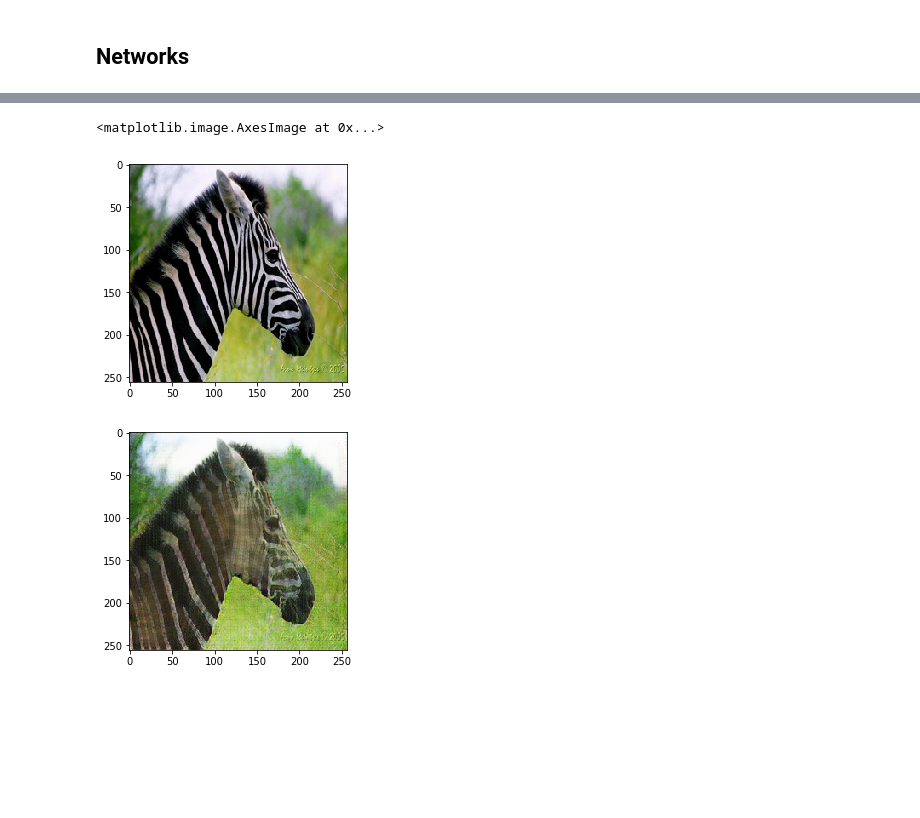
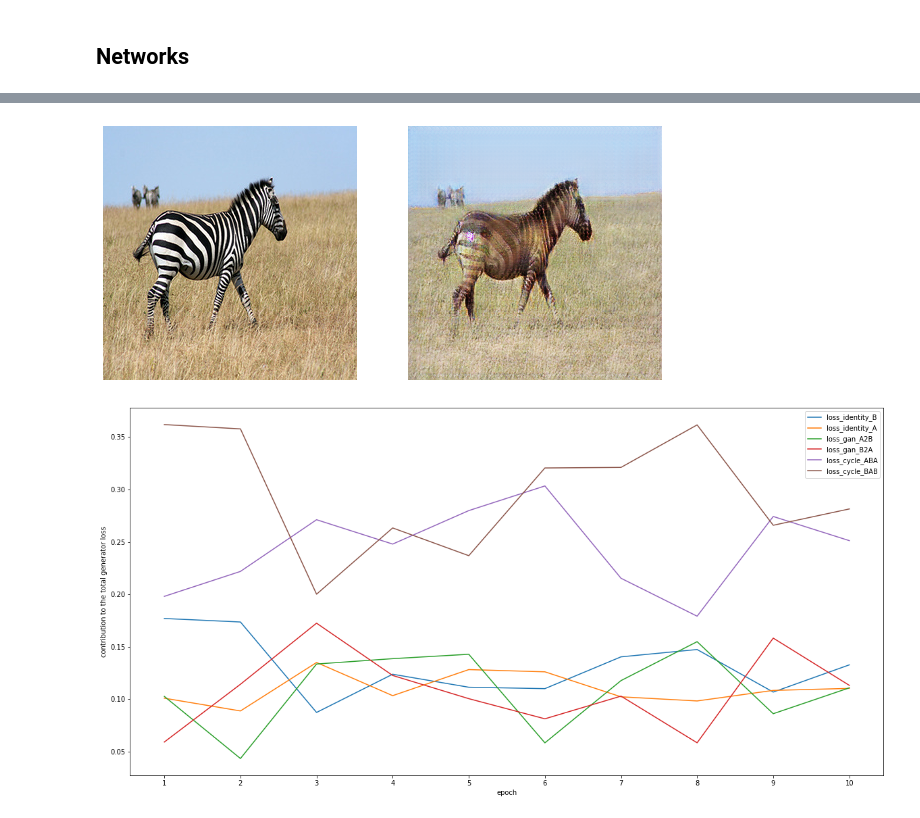
Before and after one commit to JulesBelveze/pytorch-tutorial-computer-vision, a Jupyter notebook: CycleGAN/CycleGAN.ipynb, the cells around one changed output, grey strips where cells are left out. Cells and saved outputs as stored; diff of their text form; code cells hidden in the pictures; blank space fills up the shorter version.

Commit message:
add losses tracking

```diff
--- a/CycleGAN/CycleGAN.ipynb
+++ b/CycleGAN/CycleGAN.ipynb
@@ -405,9 +436,28 @@ plt.imshow(G_A2B(real_A).cpu().detach().squeeze(0).permute(1,2,0)/2 + .5)
 # %%
+G_B2A.load_state_dict(torch.load('netG_B2A_bis.pth')) # loading model
+
 real_B = next(iter(test_loader_zebras)).to(device)
-plt.imshow(real_B.cpu().detach().squeeze(0).permute(1,2,0)/2 + .5)
-plt.figure()
-plt.imshow(G_B2A(real_B).cpu().detach().squeeze(0).permute(1,2,0)/2 + .5)
+
+plt.figure(figsize=(10,5));
+subplots = [plt.subplot(1, 2, k+1) for k in range(2)];
+
+subplots[0].imshow(real_B.cpu().detach().squeeze(0).permute(1,2,0)/2 + .5);
+subplots[0].axis("off");
+subplots[1].imshow(G_B2A(real_B).cpu().detach().squeeze(0).permute(1,2,0)/2 + .5);
+subplots[1].axis("off");
+plt.savefig("zebras_2_horse.png");
 # %% [output]
-<matplotlib.image.AxesImage at 0x...>
-[figure, old version]
+[figure, new version]
-[figure, removed]
+# %%
+plt.figure(figsize=(20,10))
+
+for i, key in enumerate(list(losses.keys())[:6]):
+    contribution_loss = [(loss / total_loss).item() for (loss, total_loss) in zip(losses[key], losses["total_loss"])]
+    plt.plot(range(len(contribution_loss)), contribution_loss, label=key)
+plt.xlabel("epoch");
+plt.xticks(range(0,10), range(1,11));
+plt.ylabel("contribution to the total generator loss");
+plt.legend();
+plt.savefig("contribution_epoch_generator.png");
+# %% [output]
+[figure, added]
```
Also changed, not shown: parts of 7 cells of this notebook, 6 other files.
